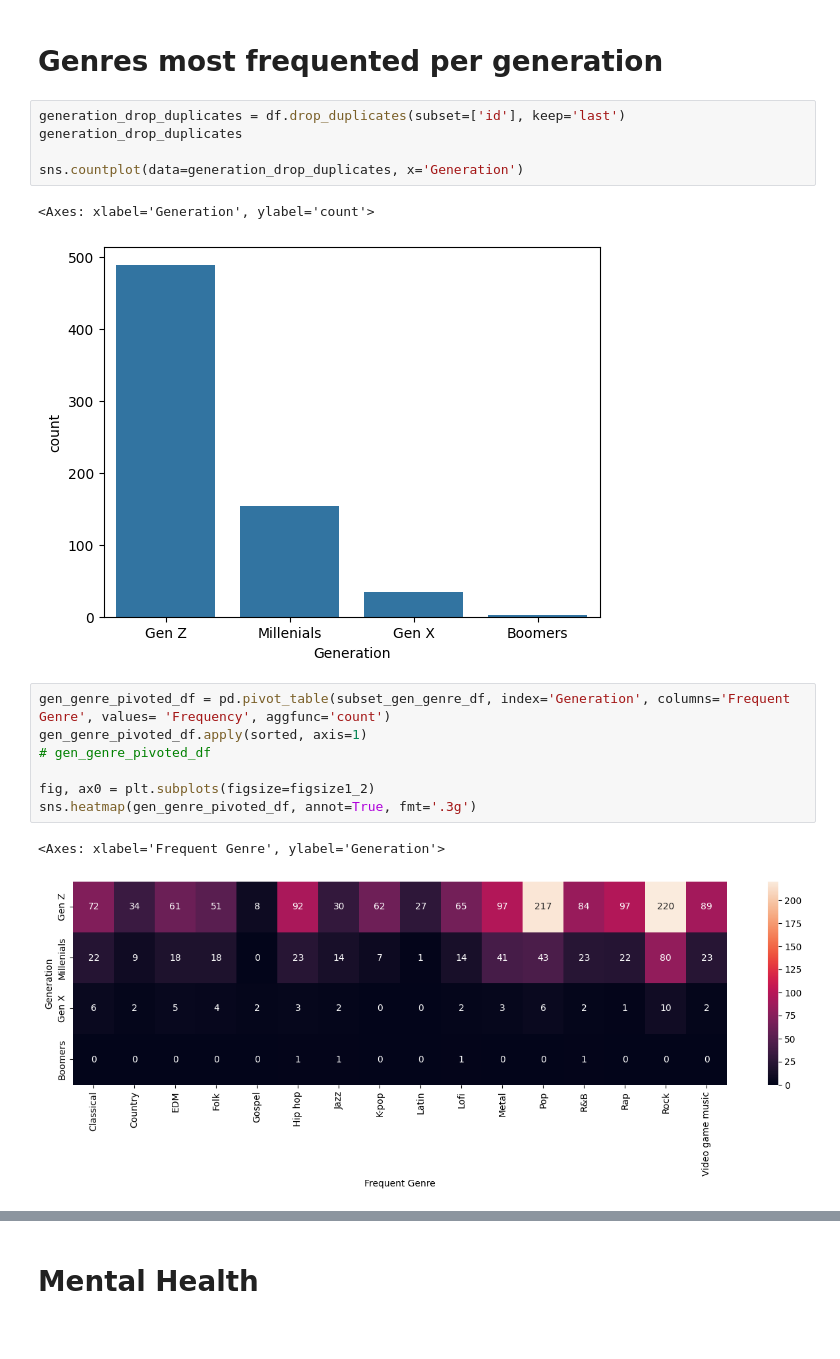
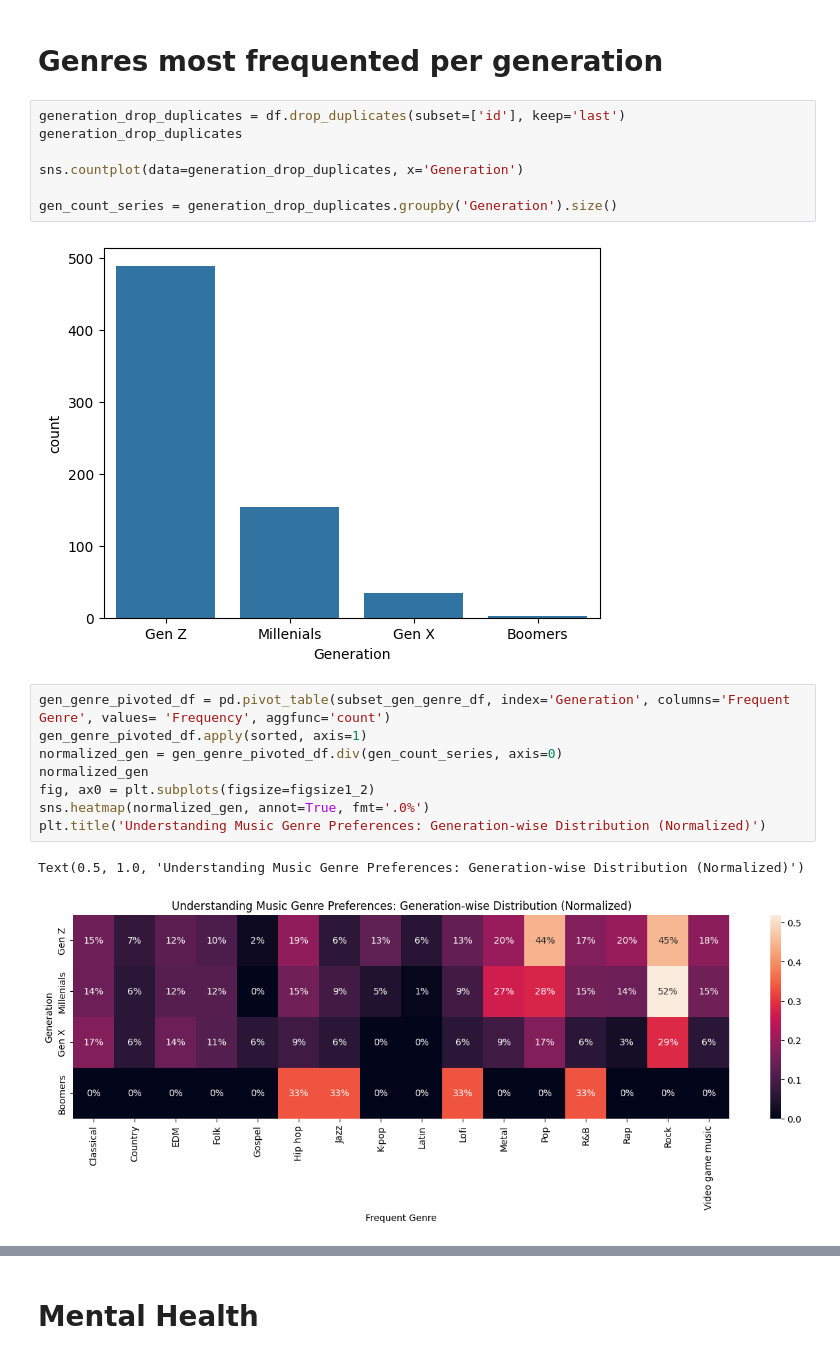
Before and after one commit to mlcuadra1/Mental-Health-x-Music-EDA, a Jupyter notebook: notebooks/Script 2 - EDA.ipynb, the cells around one changed output, grey strips where cells are left out. Drawn from its saved outputs; the diff is of its cells as text.

Commit message:
Included normalization of generational listening

```diff
--- a/notebooks/Script 2 - EDA.ipynb
+++ b/notebooks/Script 2 - EDA.ipynb
@@ -324,18 +323,20 @@ generation_drop_duplicates = df.drop_duplicates(subset=['id'], keep='last')
 generation_drop_duplicates
 
 sns.countplot(data=generation_drop_duplicates, x='Generation')
+
+gen_count_series = generation_drop_duplicates.groupby('Generation').size()
 # %% [output]
-<Axes: xlabel='Generation', ylabel='count'>
 [figure]
 # %%
 gen_genre_pivoted_df = pd.pivot_table(subset_gen_genre_df, index='Generation', columns='Frequent Genre', values= 'Frequency', aggfunc='count')
 gen_genre_pivoted_df.apply(sorted, axis=1)
-# gen_genre_pivoted_df
-
+normalized_gen = gen_genre_pivoted_df.div(gen_count_series, axis=0)
+normalized_gen
 fig, ax0 = plt.subplots(figsize=figsize1_2)
-sns.heatmap(gen_genre_pivoted_df, annot=True, fmt='.3g')
+sns.heatmap(normalized_gen, annot=True, fmt='.0%')
+plt.title('Understanding Music Genre Preferences: Generation-wise Distribution (Normalized)')
 # %% [output]
-<Axes: xlabel='Frequent Genre', ylabel='Generation'>
+Text(0.5, 1.0, 'Understanding Music Genre Preferences: Generation-wise Distribution (Normalized)')
-[figure, old version]
+[figure, new version]
 # %% [markdown]
 ### Insights
```
Also changed, not shown: parts of 4 cells of this notebook.
